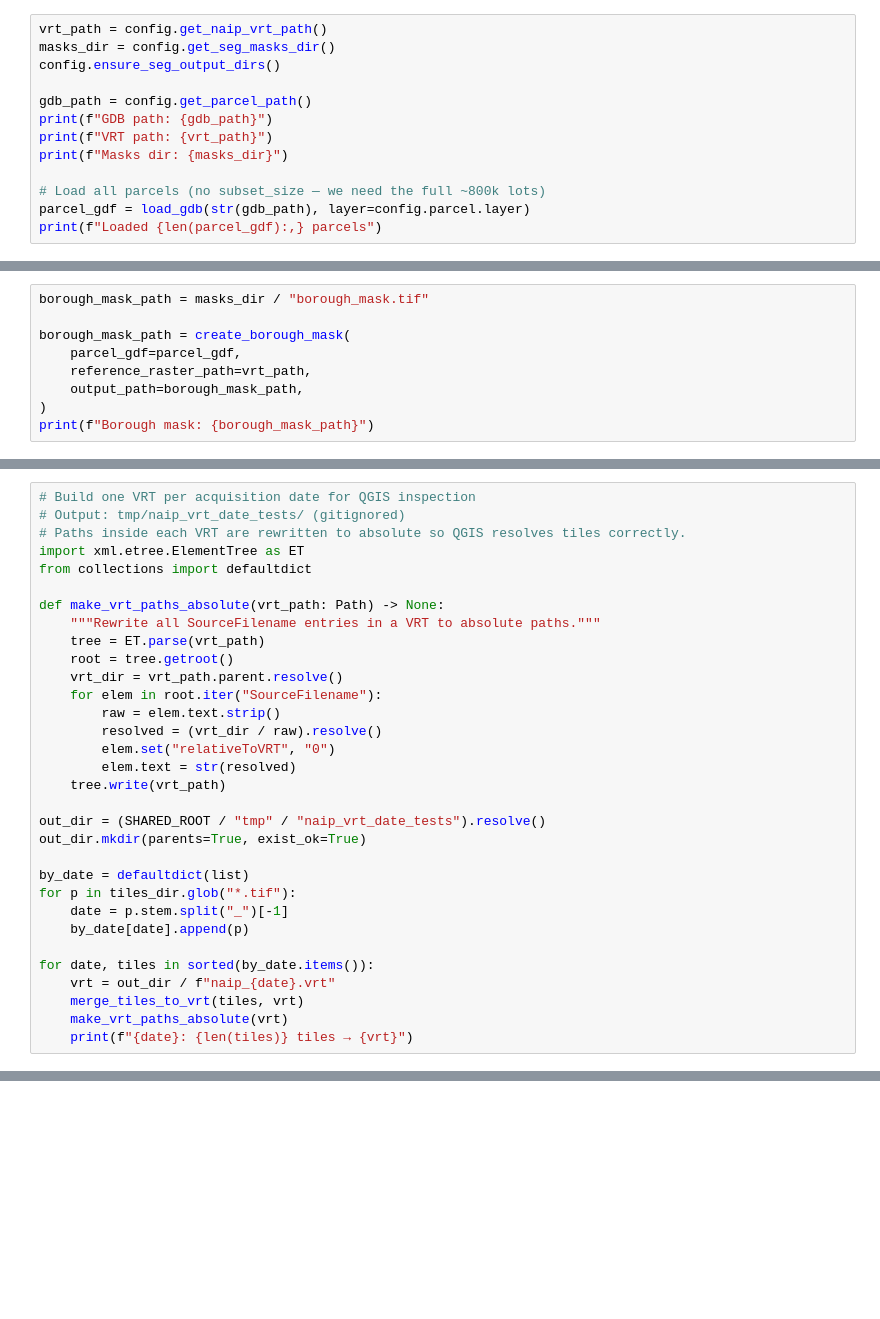
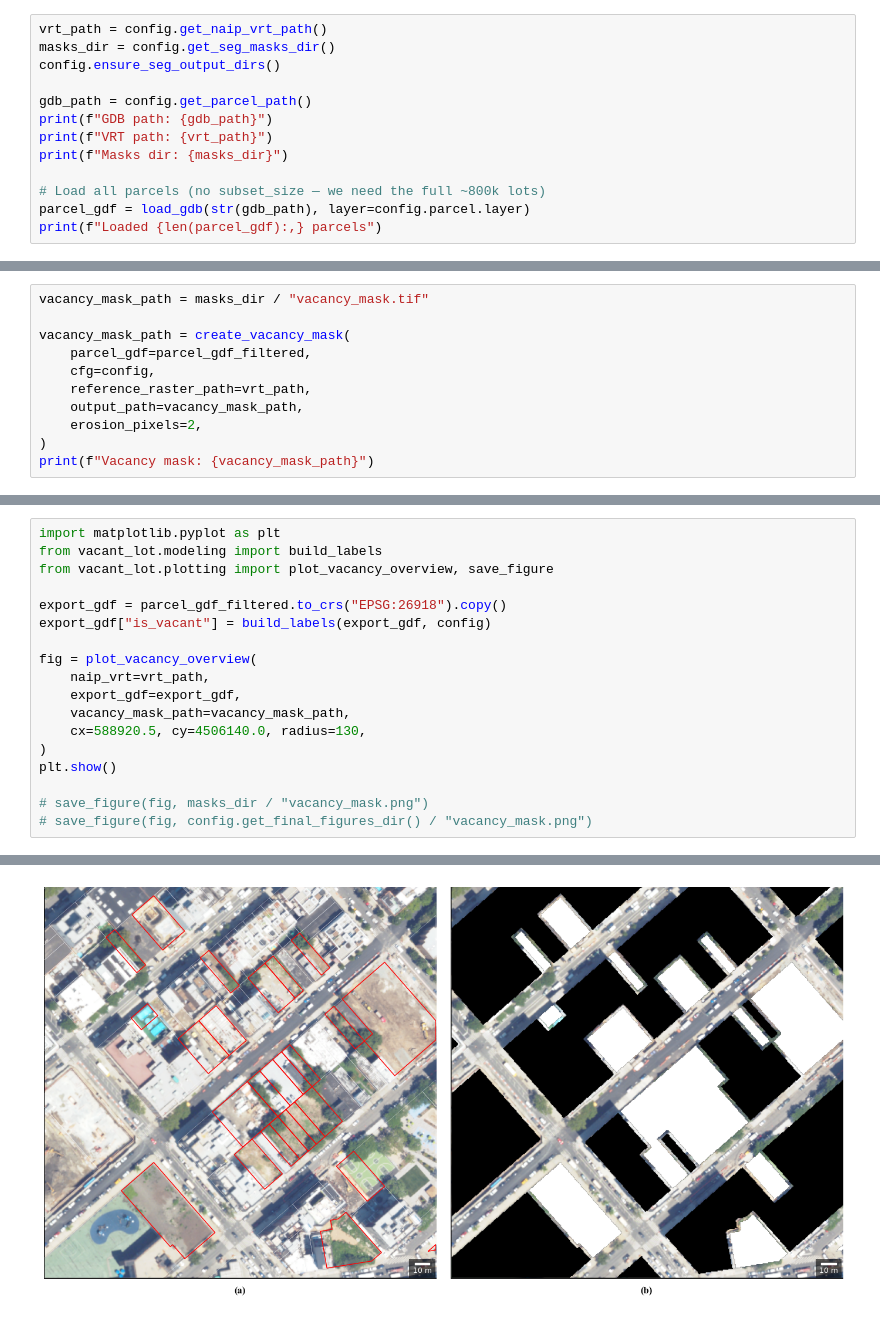
Before and after one commit to poltergeistjoya/Vacant_Lot_Detection, a Jupyter notebook: data_prep/01_prepare_segmentation_data.ipynb, the cells around one changed output, grey strips where cells are left out. Cells and saved outputs as stored; diff of their text form; blank space fills up the shorter version.

```diff
--- a/data_prep/01_prepare_segmentation_data.ipynb
+++ b/data_prep/01_prepare_segmentation_data.ipynb
@@ -187,10 +201,12 @@ print(f"Vacancy mask: {vacancy_mask_path}")
 # %%
-borough_mask_path = masks_dir / "borough_mask.tif"
+vacancy_mask_path = masks_dir / "vacancy_mask.tif"
 
-borough_mask_path = create_borough_mask(
-    parcel_gdf=parcel_gdf,
+vacancy_mask_path = create_vacancy_mask(
+    parcel_gdf=parcel_gdf_filtered,
+    cfg=config,
     reference_raster_path=vrt_path,
-    output_path=borough_mask_path,
+    output_path=vacancy_mask_path,
+    erosion_pixels=2,
 )
-print(f"Borough mask: {borough_mask_path}")
+print(f"Vacancy mask: {vacancy_mask_path}")
 # %% [markdown]
@@ -254,32 +222,19 @@ Scratch cells for manual inspection — outputs go to `./tmp/` (gitignored).
-# %%
-# Build one VRT per acquisition date for QGIS inspection
-# Output: tmp/naip_vrt_date_tests/ (gitignored)
-# Paths inside each VRT are rewritten to absolute so QGIS resolves tiles correctly.
-import xml.etree.ElementTree as ET
-from collections import defaultdict
-
-def make_vrt_paths_absolute(vrt_path: Path) -> None:
-    """Rewrite all SourceFilename entries in a VRT to absolute paths."""
-    tree = ET.parse(vrt_path)
-    root = tree.getroot()
-    vrt_dir = vrt_path.parent.resolve()
-    for elem in root.iter("SourceFilename"):
-        raw = elem.text.strip()
-        resolved = (vrt_dir / raw).resolve()
-        elem.set("relativeToVRT", "0")
-        elem.text = str(resolved)
-    tree.write(vrt_path)
-
-out_dir = (SHARED_ROOT / "tmp" / "naip_vrt_date_tests").resolve()
-out_dir.mkdir(parents=True, exist_ok=True)
-
-by_date = defaultdict(list)
-for p in tiles_dir.glob("*.tif"):
-    date = p.stem.split("_")[-1]
-    by_date[date].append(p)
-
-for date, tiles in sorted(by_date.items()):
-    vrt = out_dir / f"naip_{date}.vrt"
-    merge_tiles_to_vrt(tiles, vrt)
-    make_vrt_paths_absolute(vrt)
-    print(f"{date}: {len(tiles)} tiles → {vrt}")
+# %%
+import matplotlib.pyplot as plt
+from vacant_lot.modeling import build_labels
+from vacant_lot.plotting import plot_vacancy_overview, save_figure
+
+export_gdf = parcel_gdf_filtered.to_crs("EPSG:26918").copy()
+export_gdf["is_vacant"] = build_labels(export_gdf, config)
+
+fig = plot_vacancy_overview(
+    naip_vrt=vrt_path,
+    export_gdf=export_gdf,
+    vacancy_mask_path=vacancy_mask_path,
+    cx=588920.5, cy=4506140.0, radius=130,
+)
+plt.show()
+
+# save_figure(fig, masks_dir / "vacancy_mask.png")
+# save_figure(fig, config.get_final_figures_dir() / "vacancy_mask.png")
+# %% [output]
@@ -285,0 +242 @@ for date, tiles in sorted(by_date.items()):
+[figure, added]
```
Also changed, not shown: parts of 14 cells of this notebook, 5 other files.
